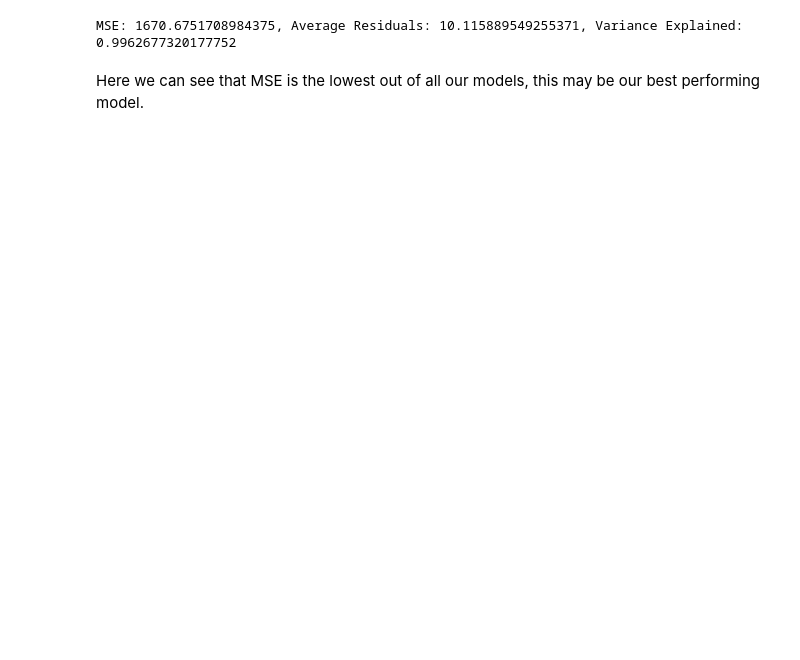
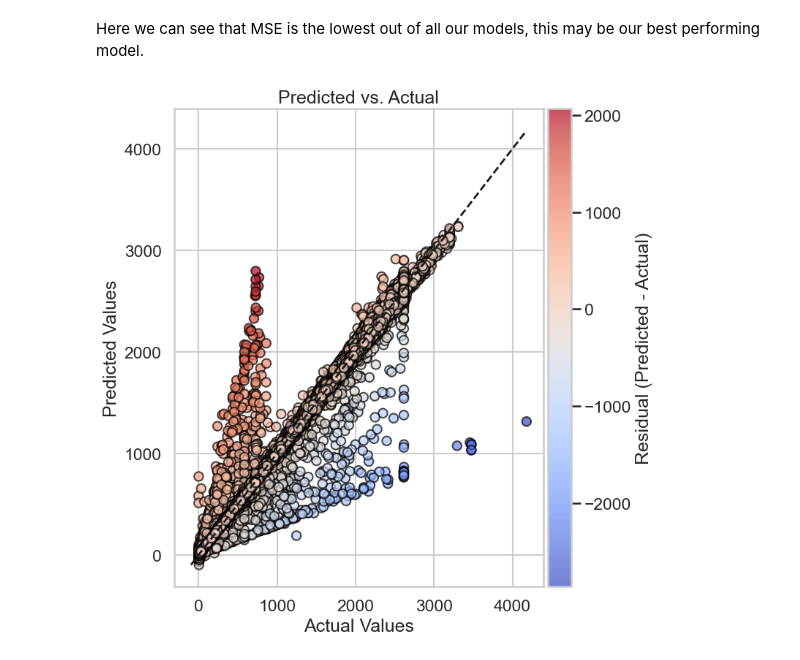
Before and after one commit to axie0927/FindingGhostParticles-RegressionSubgroup, a Jupyter notebook: src/Models/Notebooks/DeepLearning_NN.ipynb, the cells around one changed output. Saved outputs shown, nothing was run; the diff lists cells and outputs as text; code cells hidden in the pictures; blank space fills up the shorter version.

```diff
--- a/src/Models/Notebooks/DeepLearning_NN.ipynb
+++ b/src/Models/Notebooks/DeepLearning_NN.ipynb
@@ -10,3 +12,6 @@ from sklearn.metrics import mean_squared_error, r2_score,mean_absolute_error
 # %%
 # I don't know if we can use the GPUs on DSMLP to utilize the CUDA function of Pytorch
 # So do not set epoch too high in order to have a faster training process.
+
+device = torch.device("cuda" if torch.cuda.is_available() else "cpu")
+print("Using device:", device)
@@ -172,14 +214,37 @@ Test Loss(Scaled): 0.0037
-# %%
-predictions_original = scaler_y.inverse_transform(predictions.numpy())
-y_test_original = scaler_y.inverse_transform(y_test_tensor.numpy())
-
-
-MSE = mean_squared_error(y_test_original, predictions_original)
-MAE = mean_absolute_error(y_test_original, predictions_original)
-r2 = r2_score(y_test_original, predictions_original)
-
-print(f"MSE: {MSE}, Average Residuals: {MAE}, Variance Explained: {r2}")
-# %% [output]
-MSE: 1670.6751708984375, Average Residuals: 10.115889549255371, Variance Explained: 0.9962677320177752
 # %% [markdown]
 Here we can see that MSE is the lowest out of all our models, this may be our best performing model.
+# %%
+
+residuals = predictions_original.flatten() - y_test_original.flatten()
+
+sns.set_style("whitegrid")
+sns.set_context("talk")
+plt.figure(figsize=(8, 8))
+
+scatter = plt.scatter(
+    x=y_test_original.flatten(),
+    y=predictions_original.flatten(),
+    c=residuals,
+    cmap="coolwarm",
+    alpha=0.7,
+    edgecolors="black",
+    s=80
+)
+
+cbar = plt.colorbar(scatter, pad=0.01)
+cbar.set_label("Residual (Predicted - Actual)")
+
+# 45-degree reference line for perfect predictions
+min_val = min(y_test_original.min(), predictions_original.min())
+max_val = max(y_test_original.max(), predictions_original.max())
+plt.plot([min_val, max_val], [min_val, max_val], 'k--', linewidth=2)
+
+plt.xlabel("Actual Values")
+plt.ylabel("Predicted Values")
+plt.title("Predicted vs. Actual")
+
+plt.tight_layout()
+plt.savefig("NN_Predicted_vs_Actual.png", dpi=300, bbox_inches="tight")
+plt.show()
+# %% [output]
+[figure, added]
```
Also changed, not shown: parts of 7 cells of this notebook.
